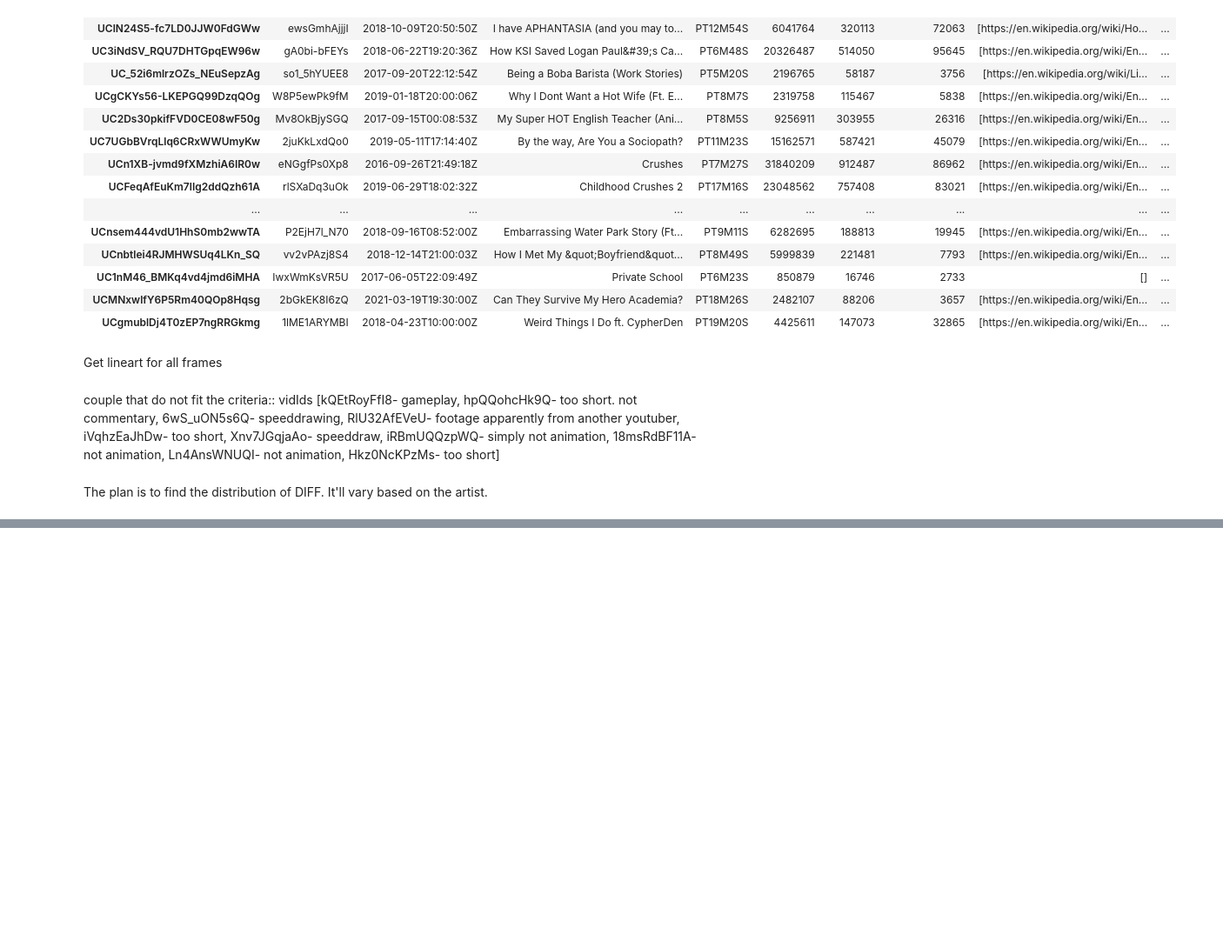
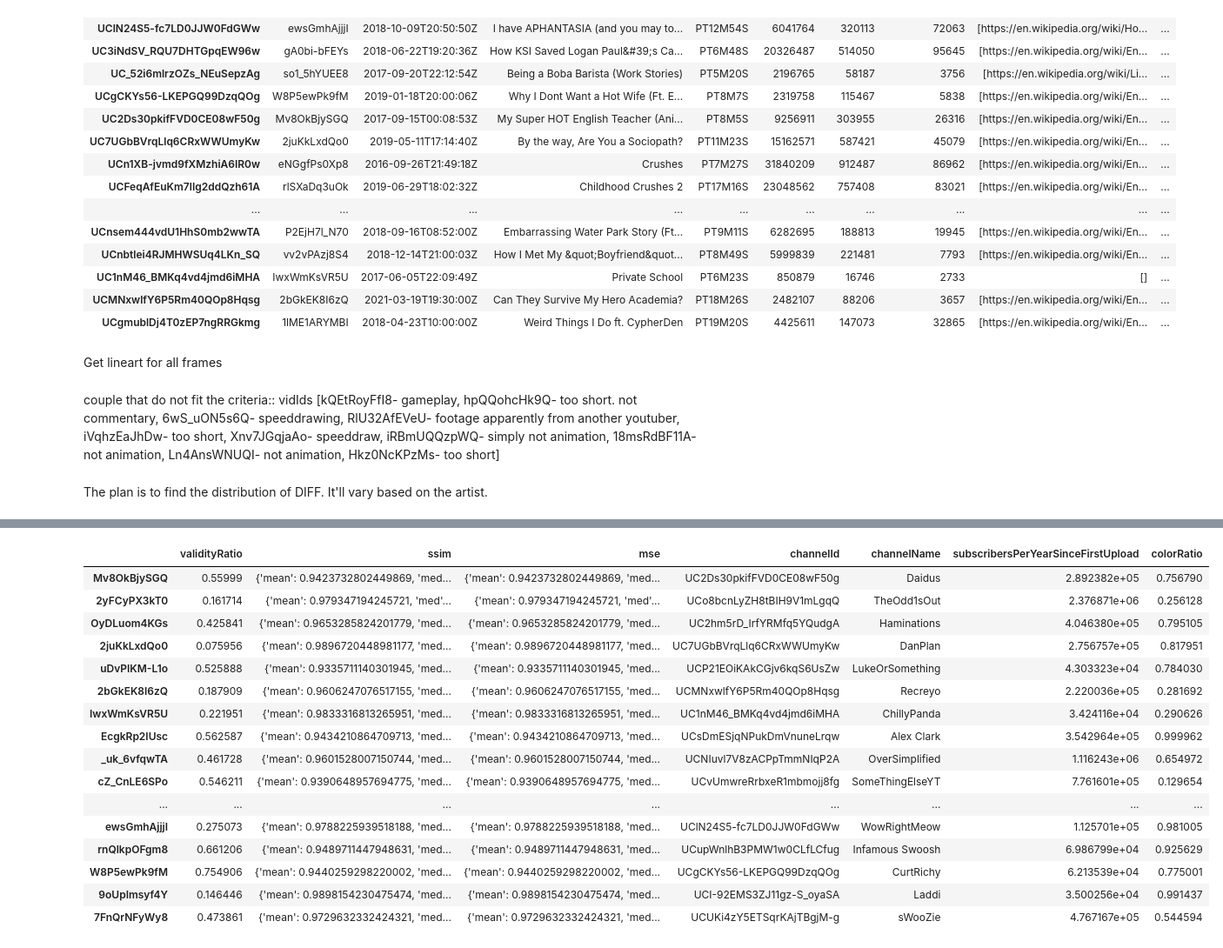
Before and after one commit to ojiwon-kenobi/youtuberChannels, a Jupyter notebook: animation_analysis/animation_analysis.ipynb, the cells around one changed output, grey strips where cells are left out. Shown at 87% size. Cells and saved outputs as stored; diff of their text form; code cells hidden in the pictures; blank space fills up the shorter version.

```diff
--- a/animation_analysis/animation_analysis.ipynb
+++ b/animation_analysis/animation_analysis.ipynb
@@ -176,26 +112,6 @@ def non_whiteBlack_ratio(imagePath):
     colorPercentage = (256**2-number_of_black_pix-number_of_white_pix)/ number_of_pix
     return colorPercentage
 
-def colored_minus_lineart():
-    framesList = glob.glob("frames/*")
-    lineartsList = glob.glob("lineart/*")
-
-    assert [ll.split('/')[-1] == fl.split('/')[-1] for ll in lineartsList for fl in framesList]
-
-    # vidId_to_Mse = {}
-    # for i in range(len(framesList)):
-    #     frames = glob.glob(framesList[i]+'/*')
-    #     linearts = glob.glob(lineartsList[i]+'/*')
-    #     listOfMse = []
-    #     for j in range(len(frames)):
-    #         f_v1 = getFeatureVectorOfImage_color(frames[j])
-    #         f_v2 = getFeatureVectorOfImage_color(linearts[j])
-    #         color = MSE_images(f_v1, f_v2, listOfMse)
-    #     vidId_to_Mse[framesList[i].split('/')[-1]] = np.sum(np.array(color))
-    for i in range(len(framesList)):
-        frames = glob.glob(framesList[i]+'/*')
-
-
 # non_whiteBlack_ratio("frames/_uk_6vfqwTA/00032.png")
 # non_whiteBlack_ratio("frames/_uk_6vfqwTA/00317.png")
 # non_whiteBlack_ratio("frames/_uk_6vfqwTA/22317.png")
@@ -206,12 +122,12 @@ non_whiteBlack_ratio("why_white.png")
 vidId_to_colorPercentage = {}
 videosToAnalyze = glob.glob("frames/*")
 
-# for i in range(len(videosToAnalyze)):
-#     frames = glob.glob(videosToAnalyze[i]+'/*')
-#     ratio = non_whiteBlack_ratio(frames[0])
-#     for j in range(1,len(frames)):
-#         ratio = (ratio+ non_whiteBlack_ratio(frames[j]))/2
-#     vidId_to_colorPercentage[videosToAnalyze[i].split('/')[-1]]= ratio
+for i in range(len(videosToAnalyze)):
+    frames = glob.glob(videosToAnalyze[i]+'/*')
+    ratio = non_whiteBlack_ratio(frames[0])
+    for j in range(1,len(frames)):
+        ratio = (ratio+ non_whiteBlack_ratio(frames[j]))/2
+    vidId_to_colorPercentage[videosToAnalyze[i].split('/')[-1]]= ratio
 # %% [output]
 [[237 238 238 ... 237 238 238]
  [238 237 237 ... 238 238 237]
@@ -575,6 +529,26 @@ for index in vidIdToFramesListAndStatsDf.index:
             colorRatioInOrder.append(colorRatio)
 
 vidIdToFramesListAndStatsDf['colorRatio'] = colorRatioInOrder
+# %%
+vidIdToFramesListAndStatsDf
+# %% [output]
+|  | validityRatio | ssim | mse | channelId | channelName | subscribersPerYearSinceFirstUpload | colorRatio |
+| Mv8OkBjySGQ | 0.55999 | {'mean': 0.9423732802449869, 'med... | {'mean': 0.9423732802449869, 'med... | UC2Ds30pkifFVD0CE08wF50g | Daidus | 2.892382e+05 | 0.756790 |
+| 2yFCyPX3kT0 | 0.161714 | {'mean': 0.979347194245721, 'med'... | {'mean': 0.979347194245721, 'med'... | UCo8bcnLyZH8tBIH9V1mLgqQ | TheOdd1sOut | 2.376871e+06 | 0.256128 |
+| OyDLuom4KGs | 0.425841 | {'mean': 0.9653285824201779, 'med... | {'mean': 0.9653285824201779, 'med... | UC2hm5rD_IrfYRMfq5YQudgA | Haminations | 4.046380e+05 | 0.795105 |
+| 2juKkLxdQo0 | 0.075956 | {'mean': 0.9896720448981177, 'med... | {'mean': 0.9896720448981177, 'med... | UC7UGbBVrqLlq6CRxWWUmyKw | DanPlan | 2.756757e+05 | 0.817951 |
+| uDvPIKM-L1o | 0.525888 | {'mean': 0.9335711140301945, 'med... | {'mean': 0.9335711140301945, 'med... | UCP21EOiKAkCGjv6kqS6UsZw | LukeOrSomething | 4.303323e+04 | 0.784030 |
+| 2bGkEK8I6zQ | 0.187909 | {'mean': 0.9606247076517155, 'med... | {'mean': 0.9606247076517155, 'med... | UCMNxwlfY6P5Rm40QOp8Hqsg | Recreyo | 2.220036e+05 | 0.281692 |
+| IwxWmKsVR5U | 0.221951 | {'mean': 0.9833316813265951, 'med... | {'mean': 0.9833316813265951, 'med... | UC1nM46_BMKq4vd4jmd6iMHA | ChillyPanda | 3.424116e+04 | 0.290626 |
+| EcgkRp2IUsc | 0.562587 | {'mean': 0.9434210864709713, 'med... | {'mean': 0.9434210864709713, 'med... | UCsDmESjqNPukDmVnuneLrqw | Alex Clark | 3.542964e+05 | 0.999962 |
+| _uk_6vfqwTA | 0.461728 | {'mean': 0.9601528007150744, 'med... | {'mean': 0.9601528007150744, 'med... | UCNIuvl7V8zACPpTmmNIqP2A | OverSimplified | 1.116243e+06 | 0.654972 |
+| cZ_CnLE6SPo | 0.546211 | {'mean': 0.9390648957694775, 'med... | {'mean': 0.9390648957694775, 'med... | UCvUmwreRrbxeR1mbmojj8fg | SomeThingElseYT | 7.761601e+05 | 0.129654 |
+| ... | ... | ... | ... | ... | ... | ... | ... |
+| ewsGmhAjjjI | 0.275073 | {'mean': 0.9788225939518188, 'med... | {'mean': 0.9788225939518188, 'med... | UClN24S5-fc7LD0JJW0FdGWw | WowRightMeow | 1.125701e+05 | 0.981005 |
+| rnQlkpOFgm8 | 0.661206 | {'mean': 0.9489711447948631, 'med... | {'mean': 0.9489711447948631, 'med... | UCupWnlhB3PMW1w0CLfLCfug | Infamous Swoosh | 6.986799e+04 | 0.925629 |
+| W8P5ewPk9fM | 0.754906 | {'mean': 0.9440259298220002, 'med... | {'mean': 0.9440259298220002, 'med... | UCgCKYs56-LKEPGQ99DzqQOg | CurtRichy | 6.213539e+04 | 0.775001 |
+| 9oUpImsyf4Y | 0.146446 | {'mean': 0.9898154230475474, 'med... | {'mean': 0.9898154230475474, 'med... | UCI-92EMS3ZJ11gz-S_oyaSA | Laddi | 3.500256e+04 | 0.991437 |
+| 7FnQrNFyWy8 | 0.473861 | {'mean': 0.9729632332424321, 'med... | {'mean': 0.9729632332424321, 'med... | UCUKi4zY5ETSqrKAjTBgjM-g | sWooZie | 4.767167e+05 | 0.544594 |
 # %%
 %matplotlib widget
 # %%
```
Also changed, not shown: parts of 11 cells of this notebook, 4 other files.
